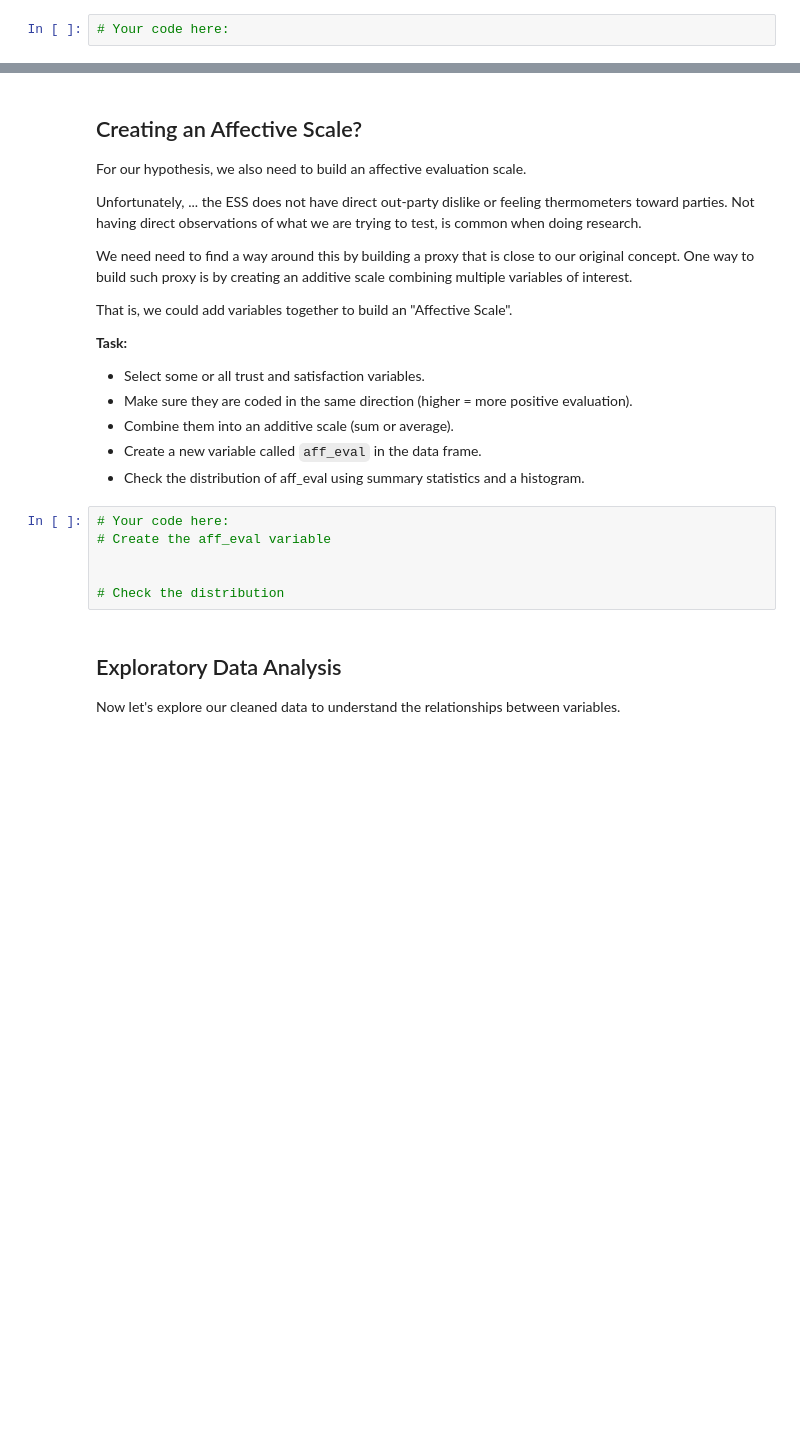
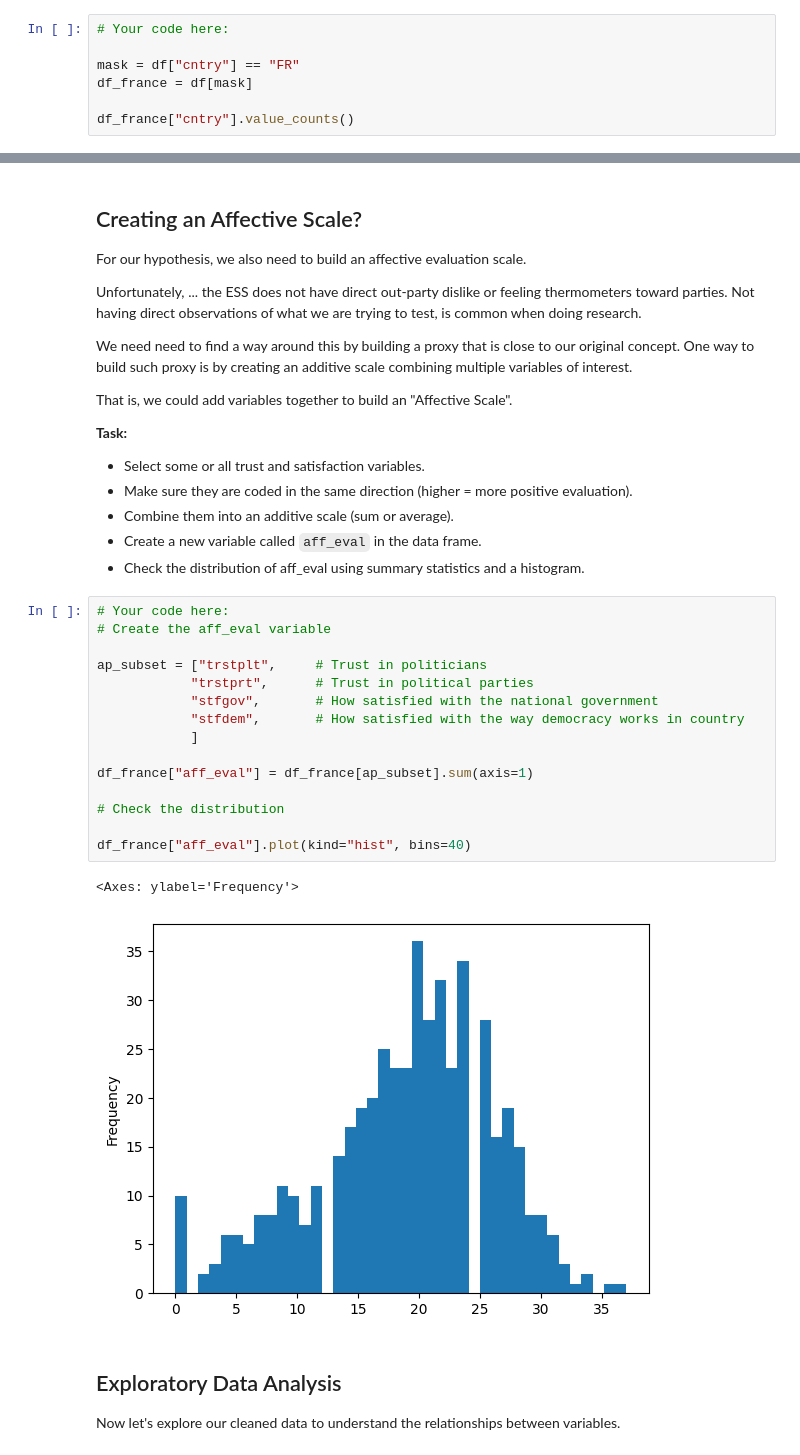
Before and after one commit to mickaeltemporao/paper-spsc-2026, a Jupyter notebook: group-1/preprocess_g1.ipynb, the cells around one changed output, grey strips where cells are left out. Drawn from its saved outputs; the diff is of its cells as text; blank space fills up the shorter version.

```diff
--- a/group-1/preprocess_g1.ipynb
+++ b/group-1/preprocess_g1.ipynb
@@ -54,3 +71,8 @@ Since some variables are country-specific, let's filter our dataset to focus on
 4. Display the first few rows
 # %%
 # Your code here:
+
+mask = df["cntry"] == "FR"
+df_france = df[mask]
+
+df_france["cntry"].value_counts()
@@ -108,9 +233,21 @@ That is, we could add variables together to build an "Affective Scale".
 # %%
 # Your code here:
 # Create the aff_eval variable
 
+ap_subset = ["trstplt",     # Trust in politicians
+            "trstprt",      # Trust in political parties
+            "stfgov",       # How satisfied with the national government
+            "stfdem",       # How satisfied with the way democracy works in country
+            ]
+
+df_france["aff_eval"] = df_france[ap_subset].sum(axis=1)
 
 # Check the distribution
+
+df_france["aff_eval"].plot(kind="hist", bins=40)
+# %% [output]
+<Axes: ylabel='Frequency'>
+[figure, added]
 # %% [markdown]
 ## Exploratory Data Analysis
 
```
Also changed, not shown: parts of 7 cells of this notebook.
